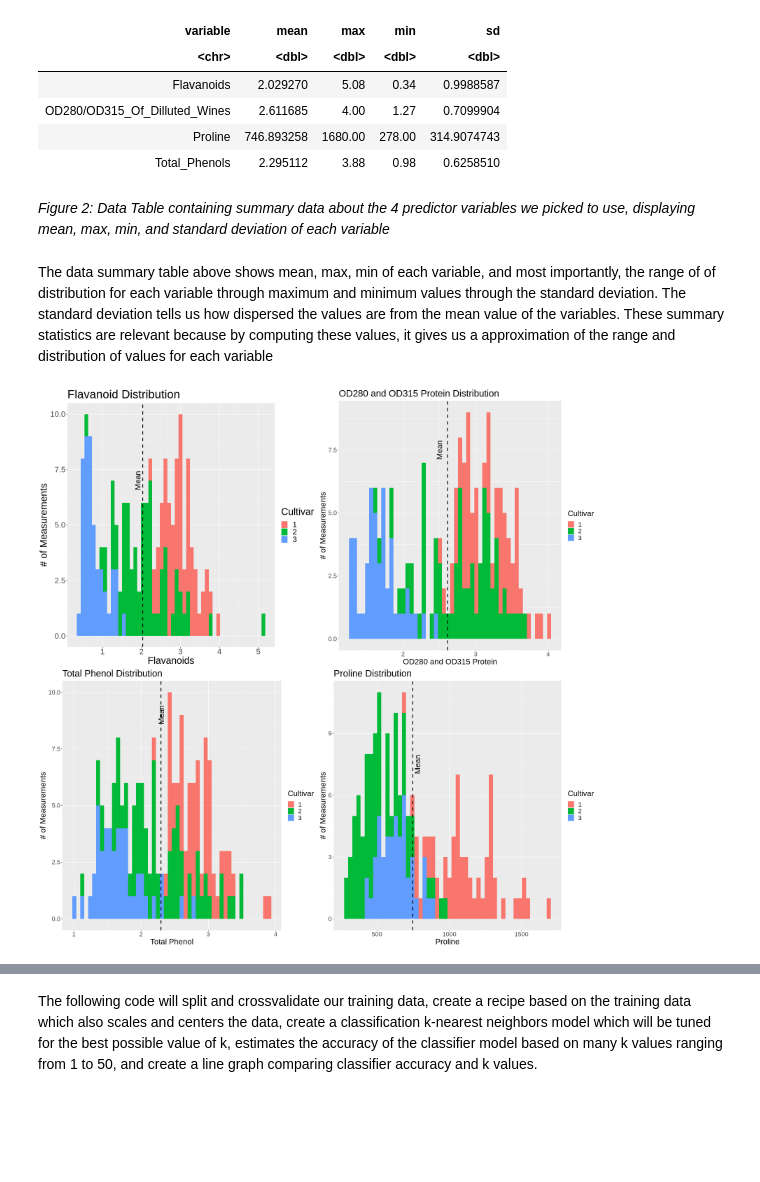
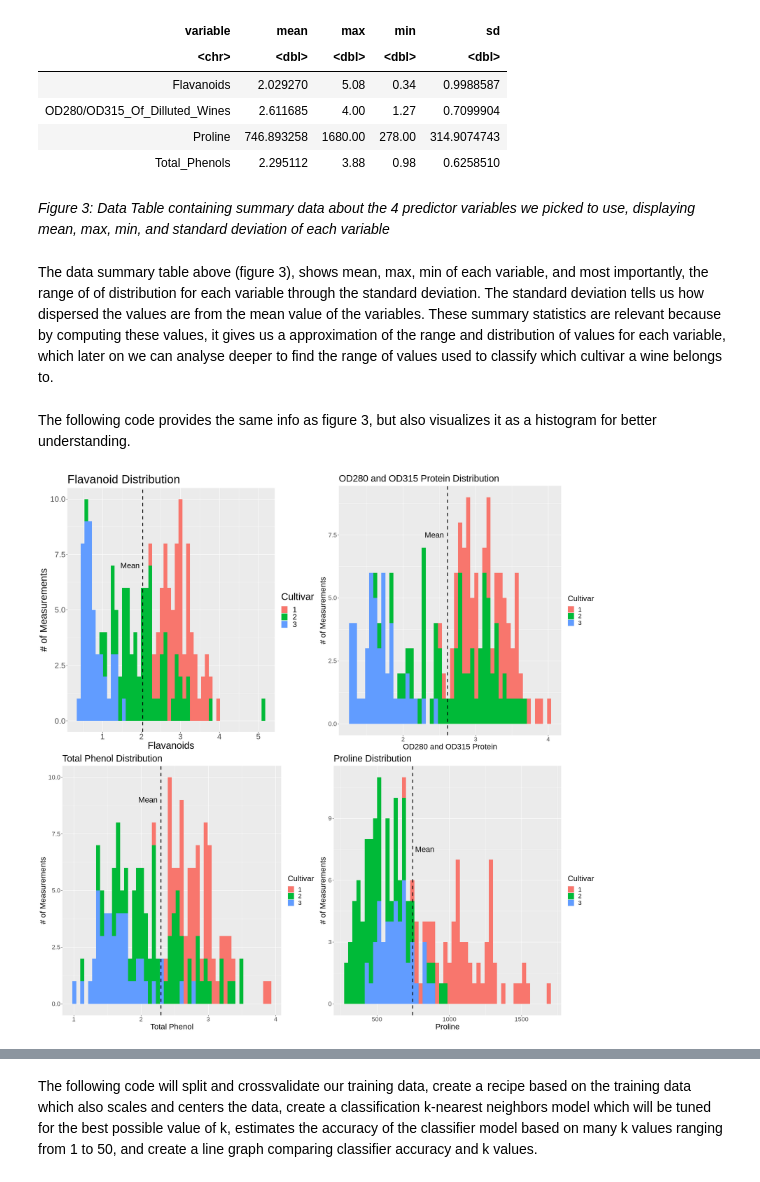
Before and after one commit to bkaanylmz/dsci-100-2022w1-group-95, a Jupyter notebook: wine_final.ipynb, the cells around one changed output, grey strips where cells are left out. Saved outputs shown, nothing was run; the diff lists cells and outputs as text; code cells hidden in the pictures; blank space fills up the shorter version.

```diff
--- a/wine_final.ipynb
+++ b/wine_final.ipynb
@@ -151,48 +153,51 @@ A tibble: 4 × 5
 | Proline | 746.893258 | 1680.00 | 278.00 | 314.9074743 |
 | Total_Phenols | 2.295112 | 3.88 | 0.98 | 0.6258510 |
 # %% [markdown]
-*Figure 2: Data Table containing summary data about the 4 predictor variables we picked to use, displaying mean, max, min, and standard deviation of each variable*
+*Figure 3: Data Table containing summary data about the 4 predictor variables we picked to use, displaying mean, max, min, and standard deviation of each variable*
 # %% [markdown]
-The data summary table above shows mean, max, min of each variable, and most importantly, the range of of distribution for each variable through maximum and minimum values through the standard deviation. The standard deviation tells us how dispersed the values are from the mean value of the variables. These summary statistics are relevant because by computing these values, it gives us a approximation of the range and distribution of values for each variable
+The data summary table above (figure 3), shows mean, max, min of each variable, and most importantly, the range of of distribution for each variable through the standard deviation. The standard deviation tells us how dispersed the values are from the mean value of the variables. These summary statistics are relevant because by computing these values, it gives us a approximation of the range and distribution of values for each variable, which later on we can analyse deeper to find the range of values used to classify which cultivar a wine belongs to.
+# %% [markdown]
+The following code provides the same info as figure 3, but also visualizes it as a histogram for better understanding.
 # %%
+set.seed(2022)
 options(repr.plot.height = 20, repr.plot.width = 20)
 
 flavanoid_summary_plot <- wine_data |>
     ggplot(aes(x = Flavanoids, fill = Cultivar)) +
     geom_histogram(bins = 50) +
     geom_vline(xintercept = 2.029270, linetype = "dashed", size = 1) +
-    annotate("text", x = 1.9, y = 7, label = "Mean", angle = 90, size = 7) +
+    annotate("text", x = 1.7, y = 7, label = "Mean", size = 7) +
     labs(x = "Flavanoids", y = "# of Measurements") +
     ggtitle("Flavanoid Distribution") +
     theme(text = element_text(size = 25))
 
 OD280_summary_plot <- wine_data |>
     ggplot(aes(x = wine_data$"OD280/OD315_Of_Dilluted_Wines", fill = Cultivar)) +
     geom_histogram(bins = 50) +
     geom_vline(xintercept = 2.611685, linetype = "dashed", size = 1) +
-    annotate("text", x = 2.5, y = 7.5, label = "Mean", angle = 90, size = 7) +
+    annotate("text", x = 2.43, y = 7.5, label = "Mean", size = 7) +
     labs(x = "OD280 and OD315 Protein", y = "# of Measurements") +
     ggtitle("OD280 and OD315 Protein Distribution") +
     theme(text = element_text(size = 20))
 
 proline_summary_plot <- wine_data |>
     ggplot(aes(x = Proline, fill = Cultivar)) +
     geom_histogram(bins = 50) +
     geom_vline(xintercept = 746.893258, linetype = "dashed", size = 1) +
-    annotate("text", x = 780, y = 7.5, label = "Mean", angle = 90, size = 7) +
+    annotate("text", x = 830, y = 7.5, label = "Mean", size = 7) +
     labs(x = "Proline", y = "# of Measurements") +
     ggtitle("Proline Distribution") +
     theme(text = element_text(size = 20))
 
 phenol_summary_plot <- wine_data |>
     ggplot(aes(x = Total_Phenols, fill = Cultivar)) +
     geom_histogram(bins = 50) +
     geom_vline(xintercept = 2.295112, linetype = "dashed", size = 1) +
-    annotate("text", x = 2.3, y = 9, label = "Mean", angle = 90, size = 7) +
+    annotate("text", x = 2.1, y = 9, label = "Mean", size = 7) +
     labs(x = "Total Phenol", y = "# of Measurements") +
     ggtitle("Total Phenol Distribution") +
     theme(text = element_text(size = 20))
 
 plot_grid(flavanoid_summary_plot, OD280_summary_plot, phenol_summary_plot, proline_summary_plot, ncol = 2, nrow = 2)
 # %% [output]
-[figure, old version]
+[figure, new version]
```
Also changed, not shown: parts of 12 cells of this notebook.
